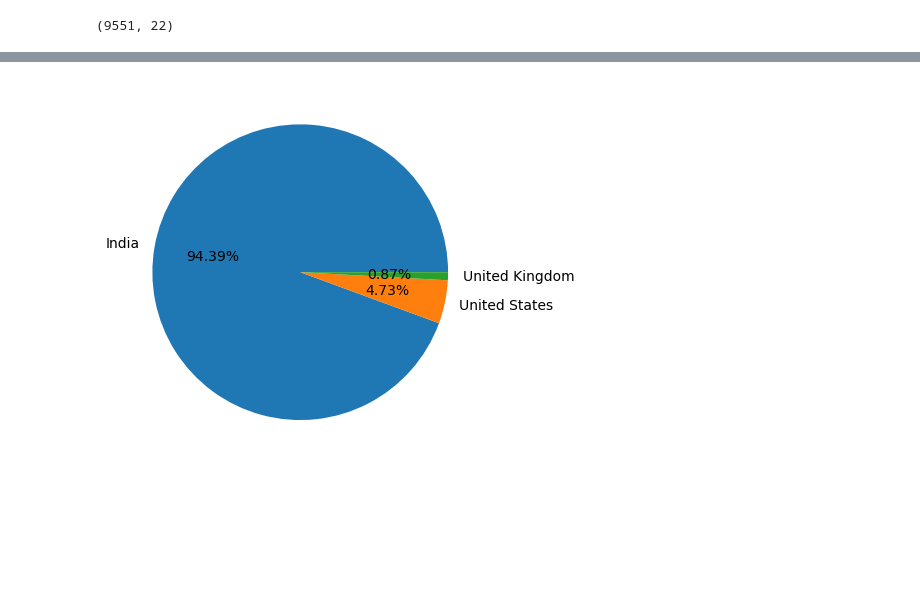
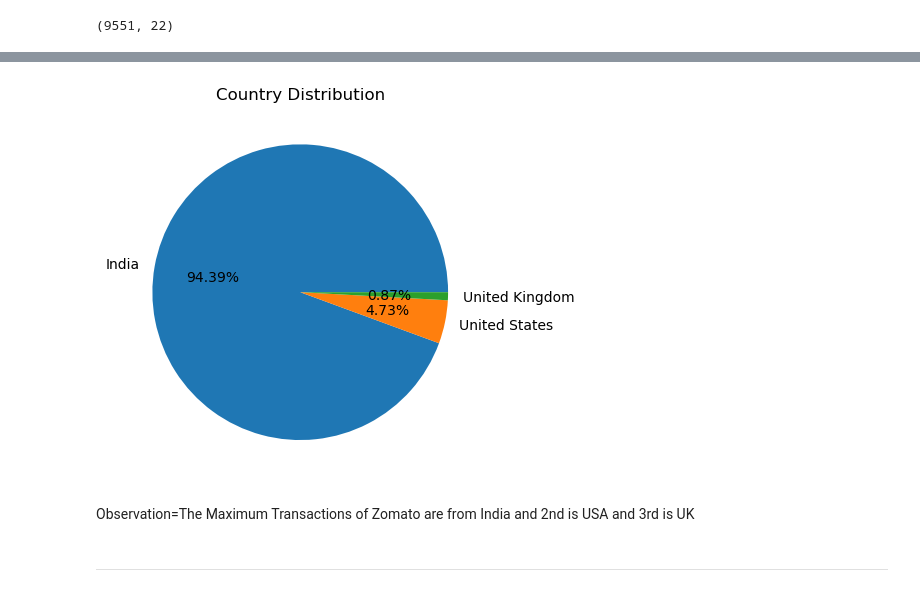
Before and after one commit to PrathameshP26/Data_analytics, a Jupyter notebook: EDA_and_Feature_Engineering_Zomato.ipynb, the cells around one changed output, grey strips where cells are left out. Cells and saved outputs as stored; diff of their text form; code cells hidden in the pictures; blank space fills up the shorter version.

```diff
--- a/EDA_and_Feature_Engineering_Zomato.ipynb
+++ b/EDA_and_Feature_Engineering_Zomato.ipynb
@@ -212,6 +212,11 @@ fig.update_layout(autosize=True,height=700)
 fig.show()
 # %%
 plt.pie(country_values[:3],labels=country_names[:3],autopct='%1.2f%%')
+plt.title('Country Distribution')
 plt.show()
 # %% [output]
-[figure, old version]
+[figure, new version]
+# %% [markdown]
+Observation=The Maximum Transactions of Zomato are from India and 2nd is USA and 3rd is UK
+# %% [markdown]
+*************************************************************************************************
```
Also changed, not shown: parts of 7 cells of this notebook.
